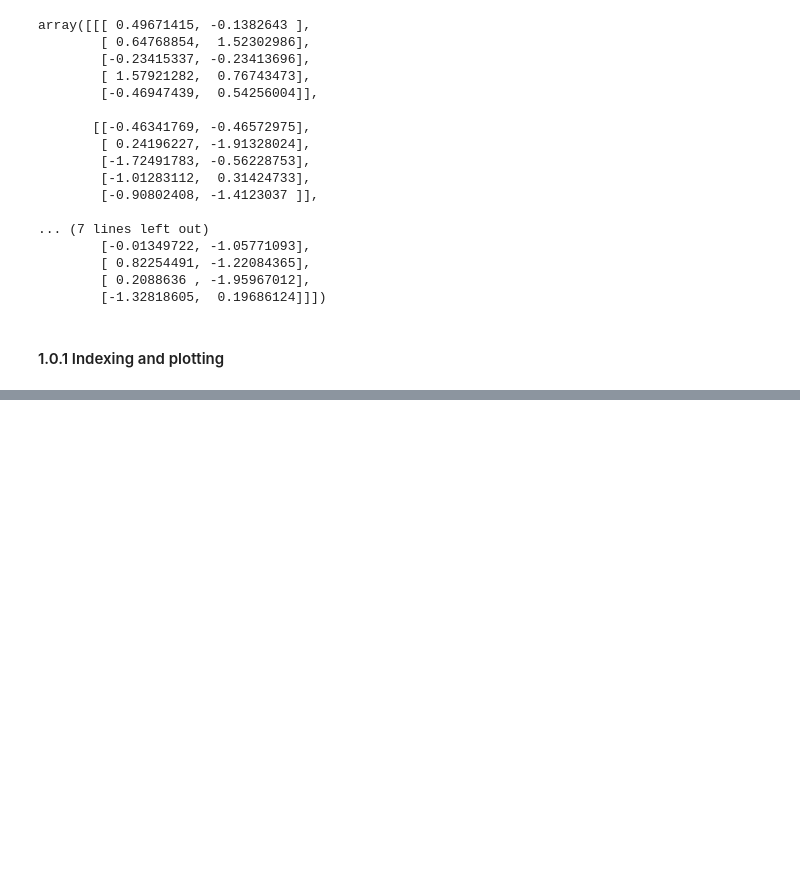
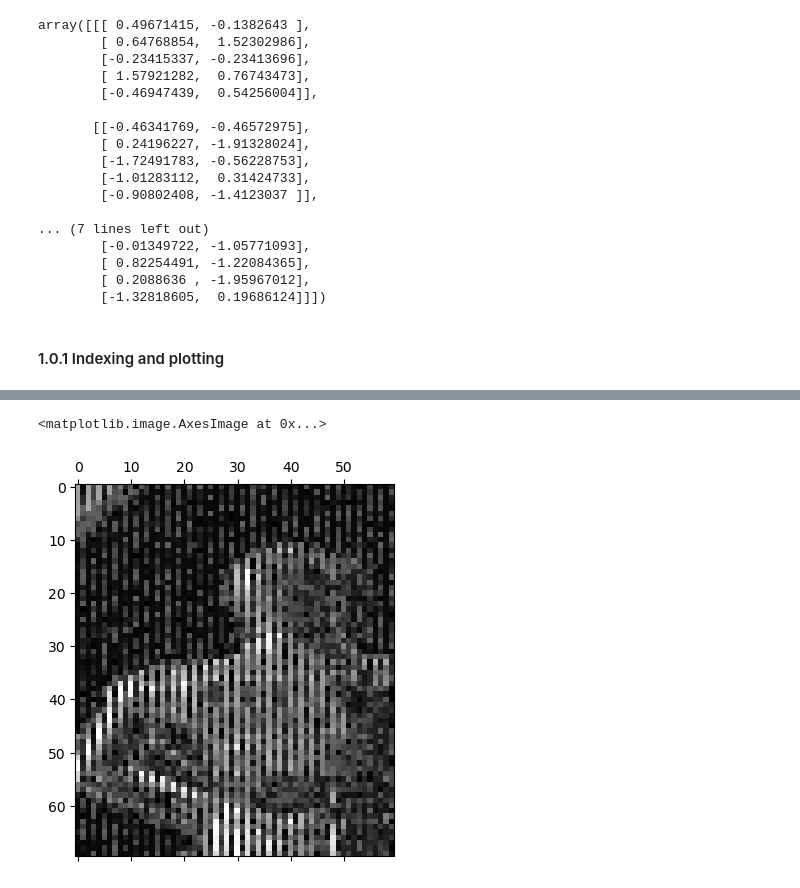
Before and after one commit to vigji/python-cimec-2024, a Jupyter notebook: practicals/Practicals_1.0.ipynb, the cells around one changed output, grey strips where cells are left out. Cells and saved outputs as stored; diff of their text form; code cells hidden in the pictures; blank space fills up the shorter version.

```diff
--- a/practicals/Practicals_1.0.ipynb
+++ b/practicals/Practicals_1.0.ipynb
@@ -138,8 +154,12 @@ TypeError: Value after * must be an iterable, not int
 # %%
 # It looks like the image got corrupted with some noise!
 # To understand the noise pattern, you can try to look closer to it.
 # Zoom in the image: plot it again, but selecting a small region using indexing
 # (e.g., im_corr[10:80, 70:130])
+plt.matshow(img[10:80, 70:130], cmap="gray")
+# %% [output]
+<matplotlib.image.AxesImage at 0x...>
+[figure, added]
 # %%
 # Can you understand what is going on? Can you think of an indexing strategy
 # that would filter out the noise? (maybe excluding some entries...)
```
Also changed, not shown: parts of 5 cells of this notebook, 5 other files.
